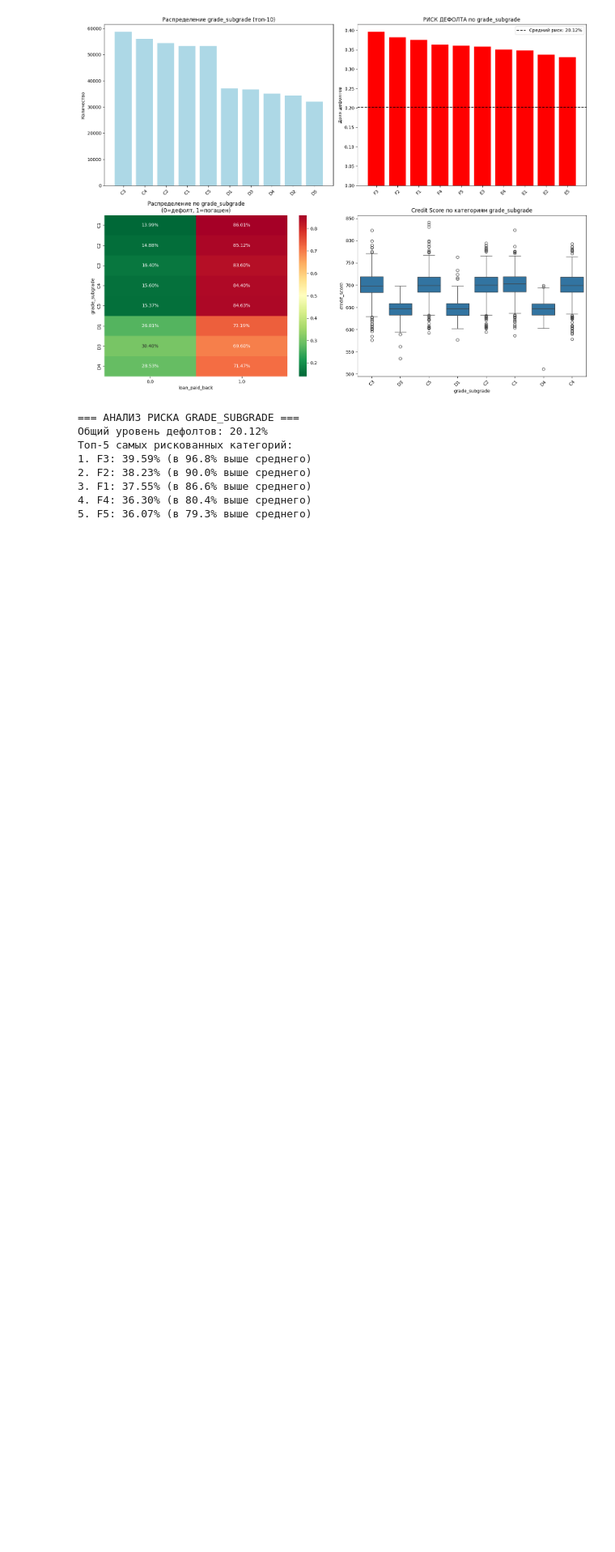
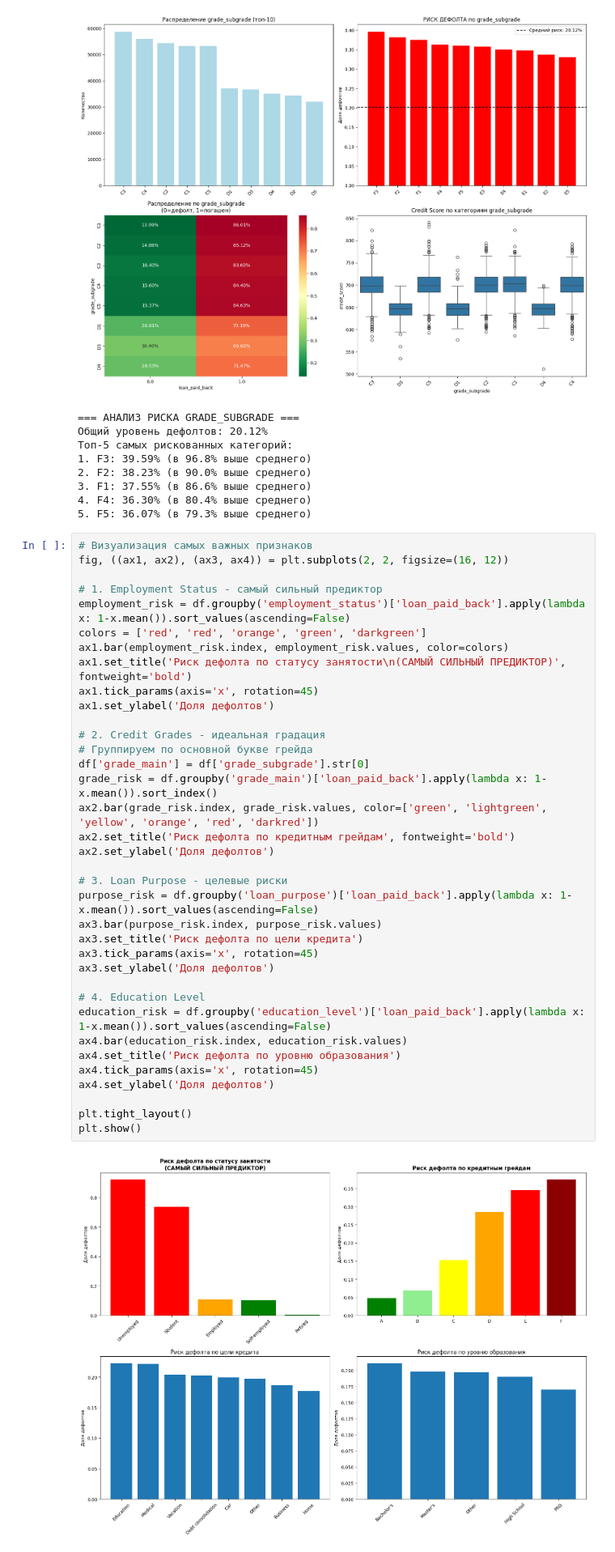
Before and after one commit to bertnyak/loan_payback, a Jupyter notebook: predicting_loan_payback.ipynb, the cells around one changed output. Shown at 81% size. Cells and saved outputs as stored; diff of their text form; blank space fills up the shorter version.

```diff
--- a/predicting_loan_payback.ipynb
+++ b/predicting_loan_payback.ipynb
@@ -238,3 +244,41 @@ grade_rates = analyze_categorical_risk(df, 'grade_subgrade')
 3. F1: 37.55% (в 86.6% выше среднего)
 4. F4: 36.30% (в 80.4% выше среднего)
 5. F5: 36.07% (в 79.3% выше среднего)
+# %%
+# Визуализация самых важных признаков
+fig, ((ax1, ax2), (ax3, ax4)) = plt.subplots(2, 2, figsize=(16, 12))
+
+# 1. Employment Status - самый сильный предиктор
+employment_risk = df.groupby('employment_status')['loan_paid_back'].apply(lambda x: 1-x.mean()).sort_values(ascending=False)
+colors = ['red', 'red', 'orange', 'green', 'darkgreen']
+ax1.bar(employment_risk.index, employment_risk.values, color=colors)
+ax1.set_title('Риск дефолта по статусу занятости\n(САМЫЙ СИЛЬНЫЙ ПРЕДИКТОР)', fontweight='bold')
+ax1.tick_params(axis='x', rotation=45)
+ax1.set_ylabel('Доля дефолтов')
+
+# 2. Credit Grades - идеальная градация
+# Группируем по основной букве грейда
+df['grade_main'] = df['grade_subgrade'].str[0]
+grade_risk = df.groupby('grade_main')['loan_paid_back'].apply(lambda x: 1-x.mean()).sort_index()
+ax2.bar(grade_risk.index, grade_risk.values, color=['green', 'lightgreen', 'yellow', 'orange', 'red', 'darkred'])
+ax2.set_title('Риск дефолта по кредитным грейдам', fontweight='bold')
+ax2.set_ylabel('Доля дефолтов')
+
+# 3. Loan Purpose - целевые риски
+purpose_risk = df.groupby('loan_purpose')['loan_paid_back'].apply(lambda x: 1-x.mean()).sort_values(ascending=False)
+ax3.bar(purpose_risk.index, purpose_risk.values)
+ax3.set_title('Риск дефолта по цели кредита')
+ax3.tick_params(axis='x', rotation=45)
+ax3.set_ylabel('Доля дефолтов')
+
+# 4. Education Level
+education_risk = df.groupby('education_level')['loan_paid_back'].apply(lambda x: 1-x.mean()).sort_values(ascending=False)
+ax4.bar(education_risk.index, education_risk.values)
+ax4.set_title('Риск дефолта по уровню образования')
+ax4.tick_params(axis='x', rotation=45)
+ax4.set_ylabel('Доля дефолтов')
+
+plt.tight_layout()
+plt.show()
+# %% [output]
+[figure, added]
```
Also changed, not shown: parts of 3 cells of this notebook.
